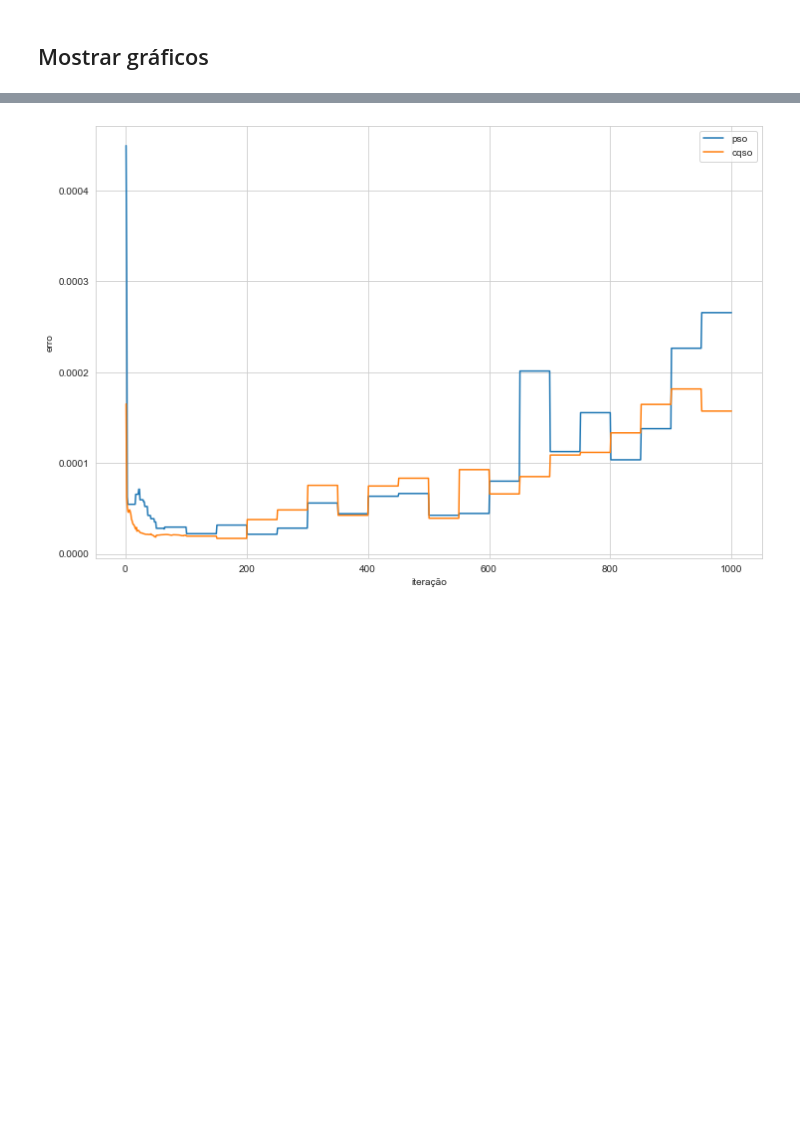
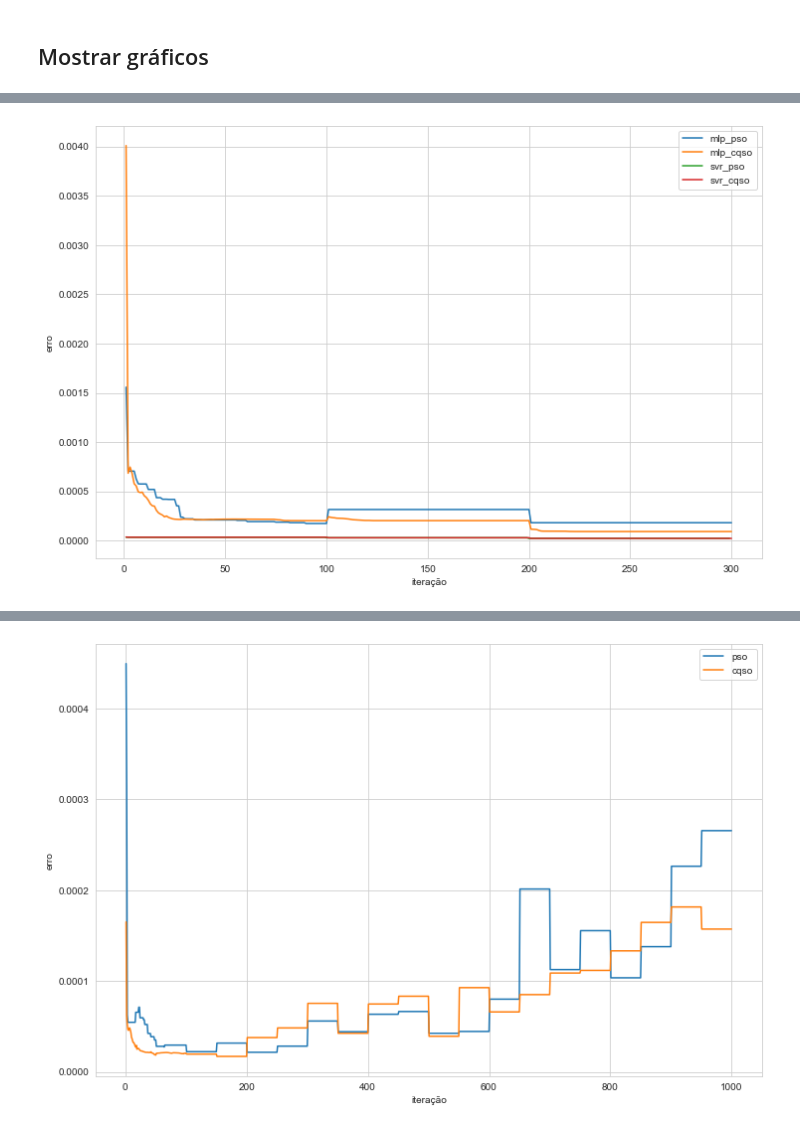
Before and after one commit to filipeclduarte/forecasting_dynamic_swarm_nn, a Jupyter notebook: analise_resultados.ipynb, the cells around one changed output, grey strips where cells are left out. Cells and saved outputs as stored; diff of their text form; code cells hidden in the pictures; blank space fills up the shorter version.

```diff
--- a/analise_resultados.ipynb
+++ b/analise_resultados.ipynb
@@ -237,0 +341,4 @@ plota_graf(sunspot_teste_media_4, 'sunspot_teste_media_4')
+# %%
+plota_graf(sunspot_treino_4, 'sunspot_treino_4')
+# %% [output]
+[figure, added]
```
Also changed, not shown: parts of 33 cells of this notebook, 2 other files.
